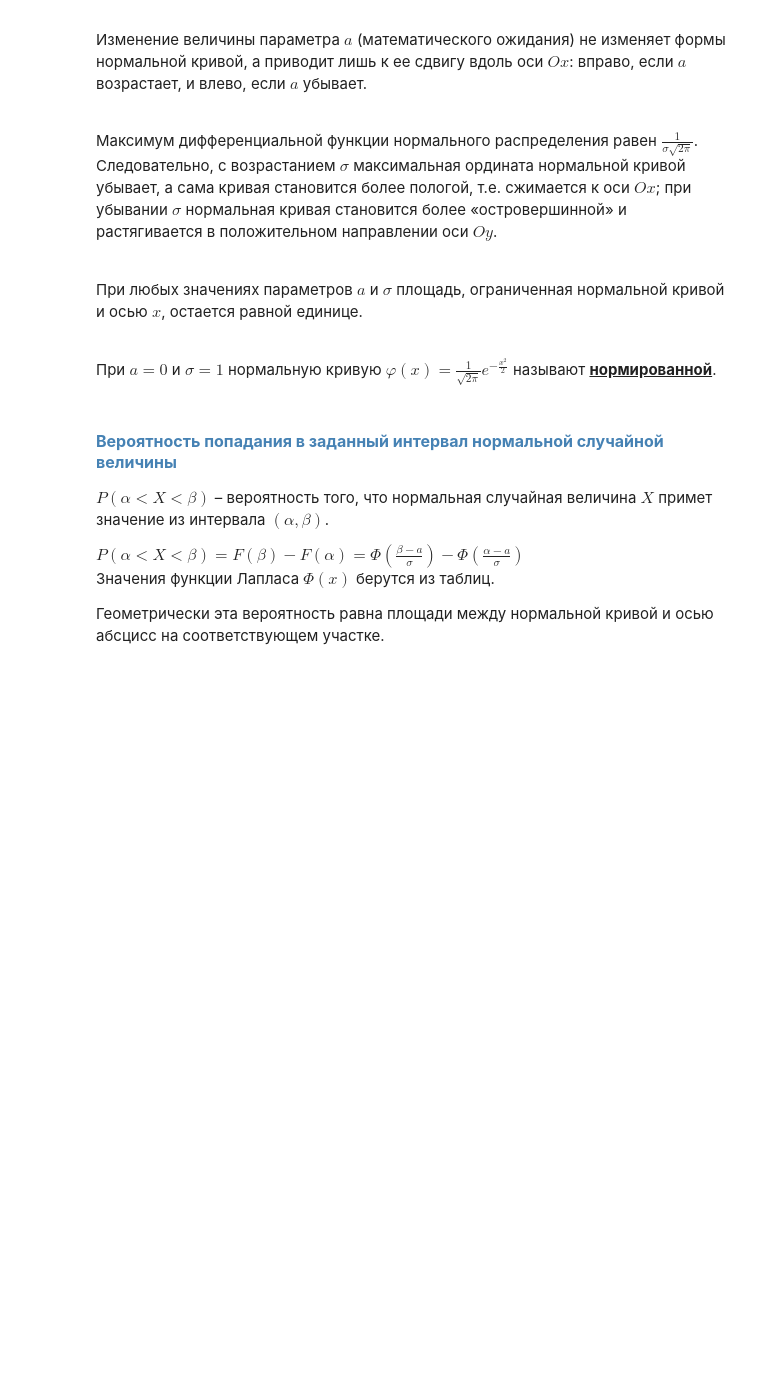
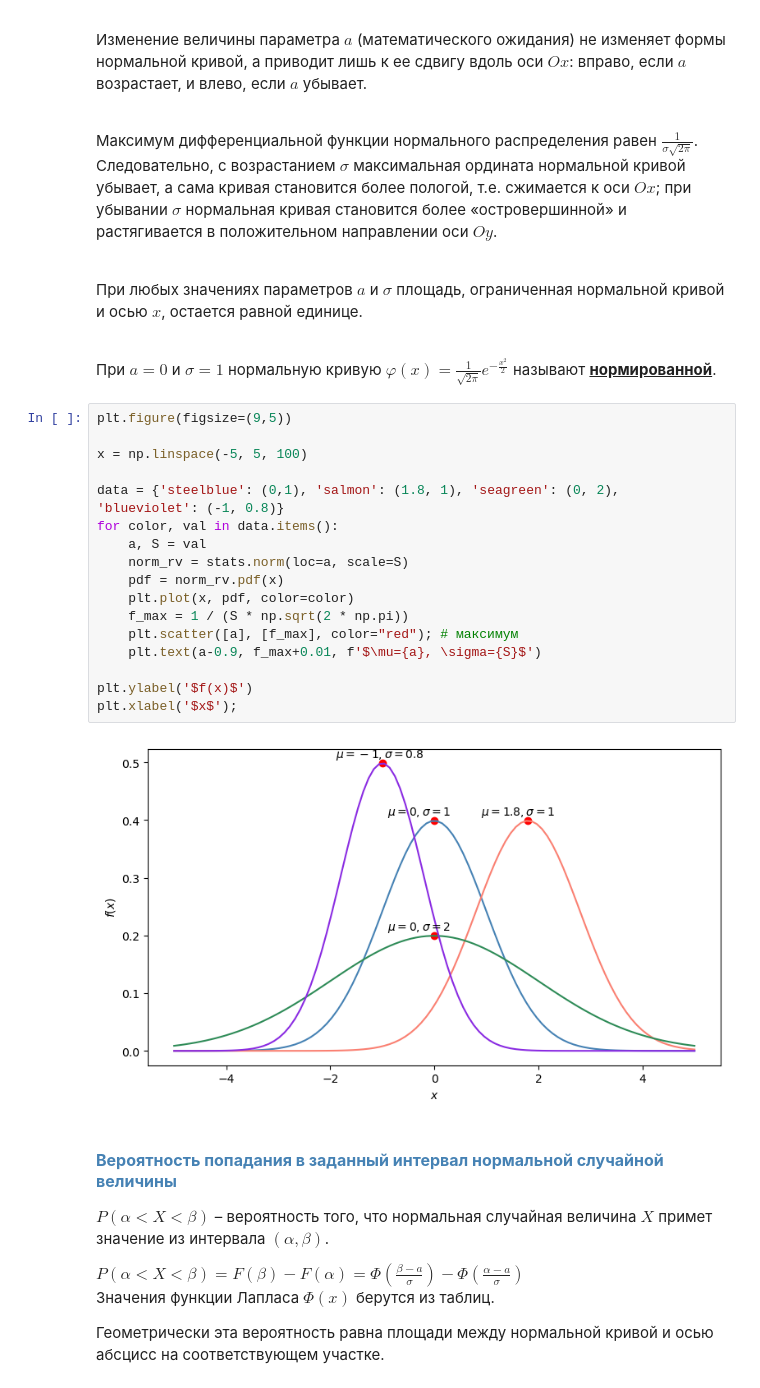
Before and after one commit to TanXmas/ProbabilityTheory_and_Statistics, a Jupyter notebook: PT_03_Continuous random variable.ipynb, the cells around one changed output. Drawn from its saved outputs; the diff is of its cells as text; blank space fills up the shorter version.

```diff
--- a/PT_03_Continuous random variable.ipynb
+++ b/PT_03_Continuous random variable.ipynb
@@ -164,6 +232,25 @@ $\displaystyle y\,'' = 0 \text{ if } x = a \pm \sigma$ и при переход
 <br><br>
 
 При $a=0$ и $\sigma=1$ нормальную кривую $\displaystyle \varphi(x) = \frac{1}{\sqrt{2\pi}} e^{-\frac{x^2}{2}}$ называют <u>**нормированной**</u>.
+# %%
+plt.figure(figsize=(9,5))
+
+x = np.linspace(-5, 5, 100)
+
+data = {'steelblue': (0,1), 'salmon': (1.8, 1), 'seagreen': (0, 2), 'blueviolet': (-1, 0.8)}
+for color, val in data.items():
+    a, S = val
+    norm_rv = stats.norm(loc=a, scale=S)
+    pdf = norm_rv.pdf(x)
+    plt.plot(x, pdf, color=color)
+    f_max = 1 / (S * np.sqrt(2 * np.pi))
+    plt.scatter([a], [f_max], color="red"); # максимум
+    plt.text(a-0.9, f_max+0.01, f'$\mu={a}, \sigma={S}$')
+
+plt.ylabel('$f(x)$')
+plt.xlabel('$x$');
+# %% [output]
+[figure, added]
 # %% [markdown]
 #### <font color = SteelBlue size = 3> <b>Вероятность попадания в заданный интервал нормальной случайной величины</b> </font>
 
```
Also changed, not shown: parts of 15 cells of this notebook.
